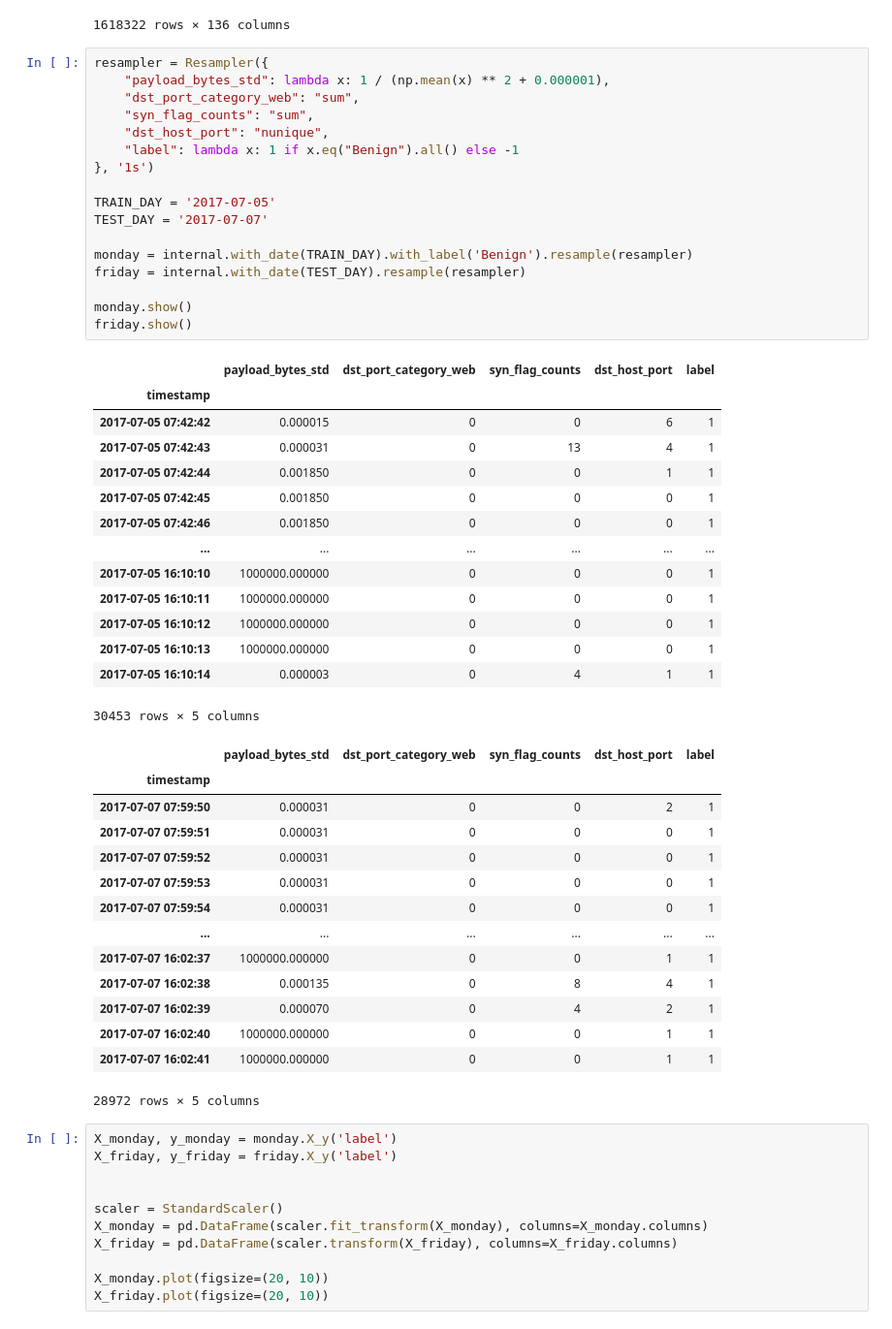
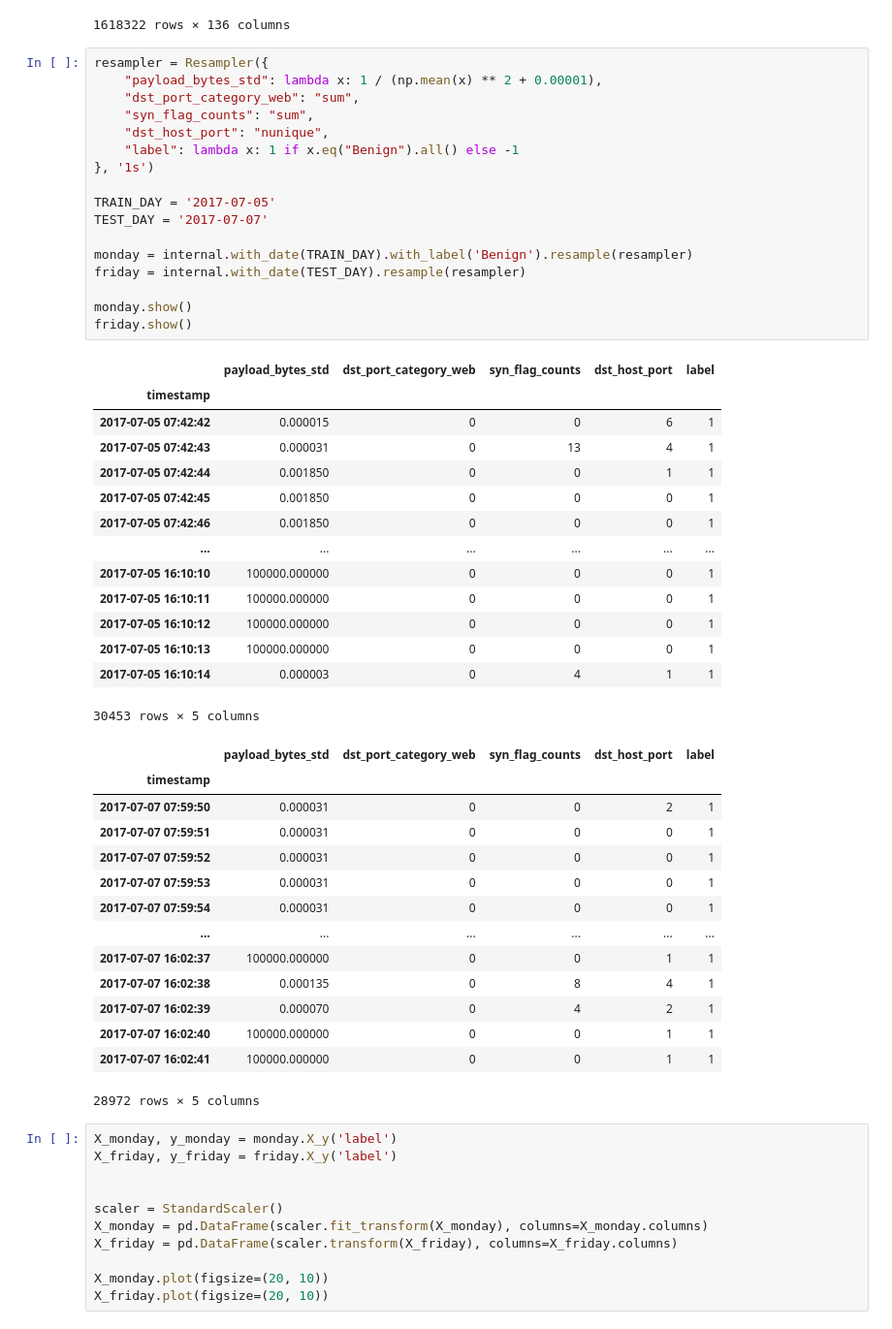
Before and after one commit to stanislav-pavliuk/wavelets-intrusion-detection, a Jupyter notebook: Intrusion-detection.ipynb, the cells around one changed output. Shown at 97% size. Drawn from its saved outputs; the diff is of its cells as text.

```diff
--- a/Intrusion-detection.ipynb
+++ b/Intrusion-detection.ipynb
@@ -140,34 +148,34 @@ internal.show()
 1618322 rows × 136 columns
 # %%
 resampler = Resampler({
-    "payload_bytes_std": lambda x: 1 / (np.mean(x) ** 2 + 0.000001),
+    "payload_bytes_std": lambda x: 1 / (np.mean(x) ** 2 + 0.00001),
     "dst_port_category_web": "sum",
     "syn_flag_counts": "sum",
     "dst_host_port": "nunique",
     "label": lambda x: 1 if x.eq("Benign").all() else -1
 }, '1s')
 
 TRAIN_DAY = '2017-07-05'
 TEST_DAY = '2017-07-07'
 
 monday = internal.with_date(TRAIN_DAY).with_label('Benign').resample(resampler)
 friday = internal.with_date(TEST_DAY).resample(resampler)
 
 monday.show()
 friday.show()
 # %% [output]
 |  | payload_bytes_std | dst_port_category_web | syn_flag_counts | dst_host_port | label |
 | timestamp |  |  |  |  |  |
 | 2017-07-05 07:42:42 | 0.000015 | 0 | 0 | 6 | 1 |
 | 2017-07-05 07:42:43 | 0.000031 | 0 | 13 | 4 | 1 |
 | 2017-07-05 07:42:44 | 0.001850 | 0 | 0 | 1 | 1 |
 | 2017-07-05 07:42:45 | 0.001850 | 0 | 0 | 0 | 1 |
 | 2017-07-05 07:42:46 | 0.001850 | 0 | 0 | 0 | 1 |
 | ... | ... | ... | ... | ... | ... |
-| 2017-07-05 16:10:10 | 1000000.000000 | 0 | 0 | 0 | 1 |
-| 2017-07-05 16:10:11 | 1000000.000000 | 0 | 0 | 0 | 1 |
-| 2017-07-05 16:10:12 | 1000000.000000 | 0 | 0 | 0 | 1 |
-| 2017-07-05 16:10:13 | 1000000.000000 | 0 | 0 | 0 | 1 |
+| 2017-07-05 16:10:10 | 100000.000000 | 0 | 0 | 0 | 1 |
+| 2017-07-05 16:10:11 | 100000.000000 | 0 | 0 | 0 | 1 |
+| 2017-07-05 16:10:12 | 100000.000000 | 0 | 0 | 0 | 1 |
+| 2017-07-05 16:10:13 | 100000.000000 | 0 | 0 | 0 | 1 |
 | 2017-07-05 16:10:14 | 0.000003 | 0 | 4 | 1 | 1 |
 30453 rows × 5 columns
 |  | payload_bytes_std | dst_port_category_web | syn_flag_counts | dst_host_port | label |
@@ -178,11 +186,11 @@ friday.show()
 | 2017-07-07 07:59:53 | 0.000031 | 0 | 0 | 0 | 1 |
 | 2017-07-07 07:59:54 | 0.000031 | 0 | 0 | 0 | 1 |
 | ... | ... | ... | ... | ... | ... |
-| 2017-07-07 16:02:37 | 1000000.000000 | 0 | 0 | 1 | 1 |
+| 2017-07-07 16:02:37 | 100000.000000 | 0 | 0 | 1 | 1 |
 | 2017-07-07 16:02:38 | 0.000135 | 0 | 8 | 4 | 1 |
 | 2017-07-07 16:02:39 | 0.000070 | 0 | 4 | 2 | 1 |
-| 2017-07-07 16:02:40 | 1000000.000000 | 0 | 0 | 1 | 1 |
-| 2017-07-07 16:02:41 | 1000000.000000 | 0 | 0 | 1 | 1 |
+| 2017-07-07 16:02:40 | 100000.000000 | 0 | 0 | 1 | 1 |
+| 2017-07-07 16:02:41 | 100000.000000 | 0 | 0 | 1 | 1 |
 28972 rows × 5 columns
 # %%
 X_monday, y_monday = monday.X_y('label')
```
Also changed, not shown: parts of 11 cells of this notebook.
